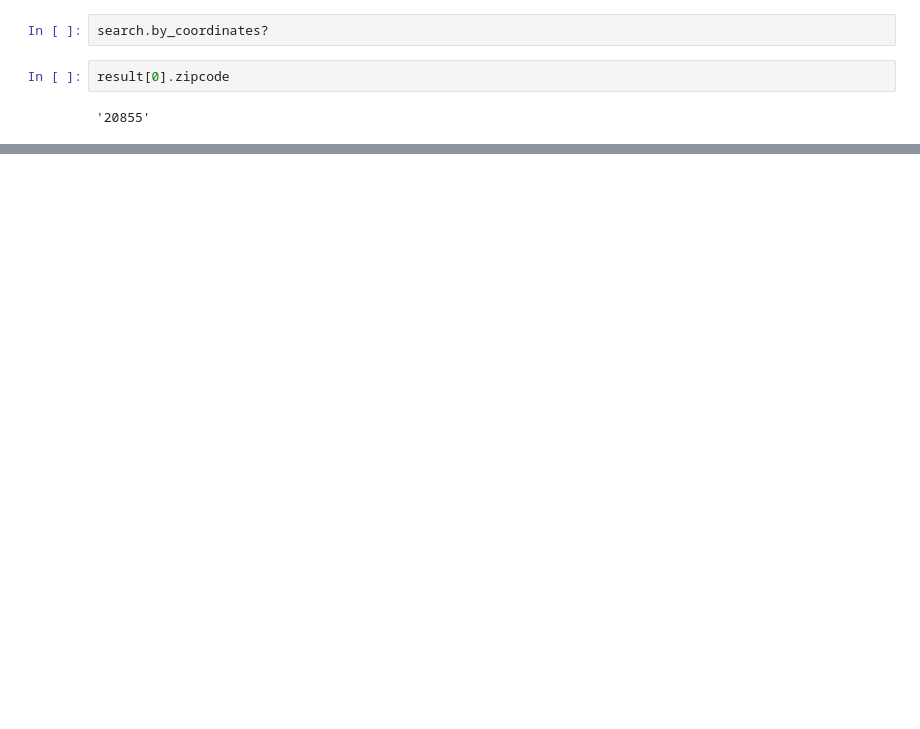
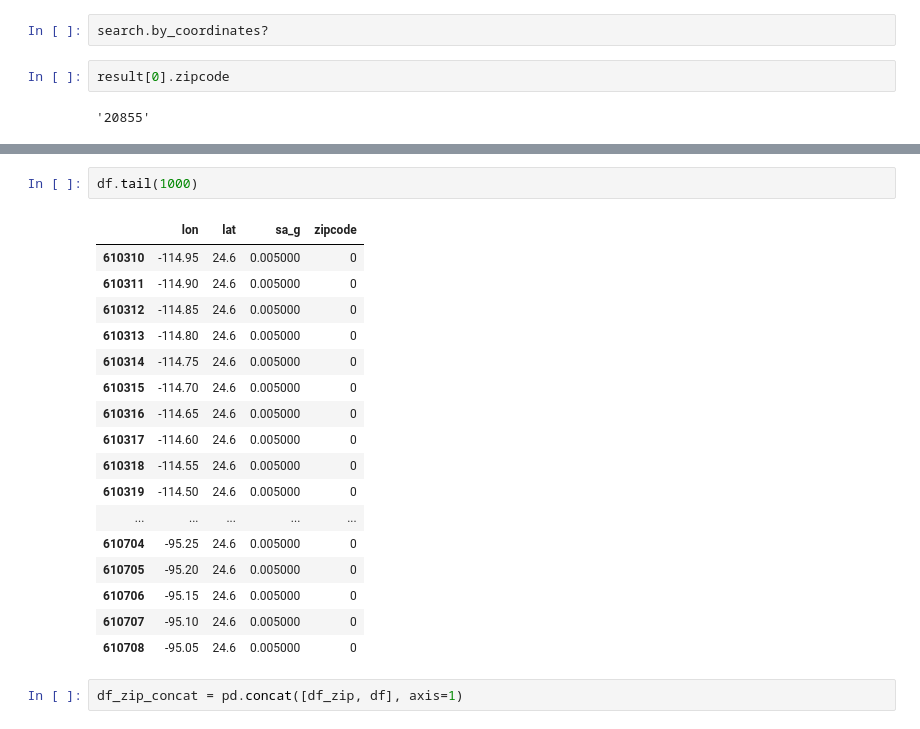
Before and after one commit to labs12-should-i-live-here/DS, a Jupyter notebook: Checking_data_files_earthquake.ipynb, the cells around one changed output, grey strips where cells are left out. Drawn from its saved outputs; the diff is of its cells as text; blank space fills up the shorter version.

```diff
--- a/Checking_data_files_earthquake.ipynb
+++ b/Checking_data_files_earthquake.ipynb
@@ -218,0 +260,22 @@ result[0].zipcode
+# %%
+df.tail(1000)
+# %% [output]
+|  | lon | lat | sa_g | zipcode |
+| 610310 | -114.95 | 24.6 | 0.005000 | 0 |
+| 610311 | -114.90 | 24.6 | 0.005000 | 0 |
+| 610312 | -114.85 | 24.6 | 0.005000 | 0 |
+| 610313 | -114.80 | 24.6 | 0.005000 | 0 |
+| 610314 | -114.75 | 24.6 | 0.005000 | 0 |
+| 610315 | -114.70 | 24.6 | 0.005000 | 0 |
+| 610316 | -114.65 | 24.6 | 0.005000 | 0 |
+| 610317 | -114.60 | 24.6 | 0.005000 | 0 |
+| 610318 | -114.55 | 24.6 | 0.005000 | 0 |
+| 610319 | -114.50 | 24.6 | 0.005000 | 0 |
+| ... | ... | ... | ... | ... |
+| 610704 | -95.25 | 24.6 | 0.005000 | 0 |
+| 610705 | -95.20 | 24.6 | 0.005000 | 0 |
+| 610706 | -95.15 | 24.6 | 0.005000 | 0 |
+| 610707 | -95.10 | 24.6 | 0.005000 | 0 |
+| 610708 | -95.05 | 24.6 | 0.005000 | 0 |
+# %%
+df_zip_concat = pd.concat([df_zip, df], axis=1)
```
Also changed, not shown: parts of 44 cells of this notebook.
